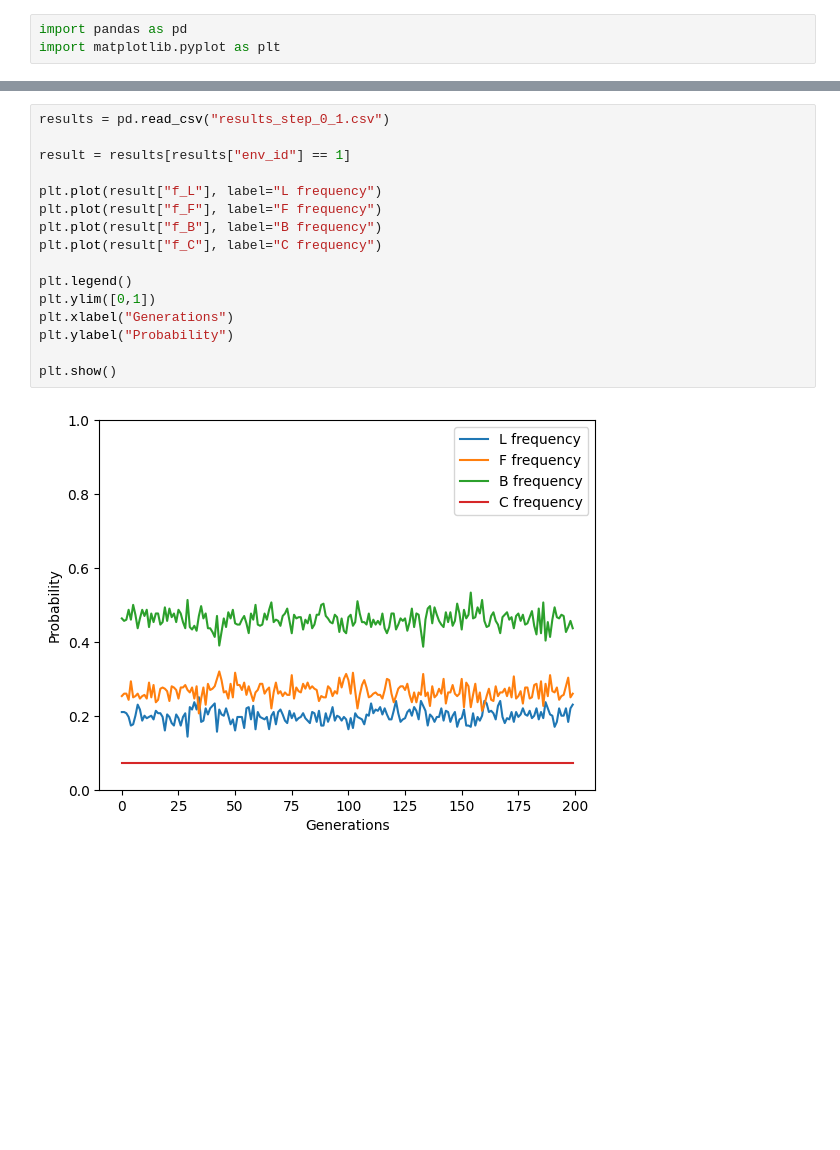
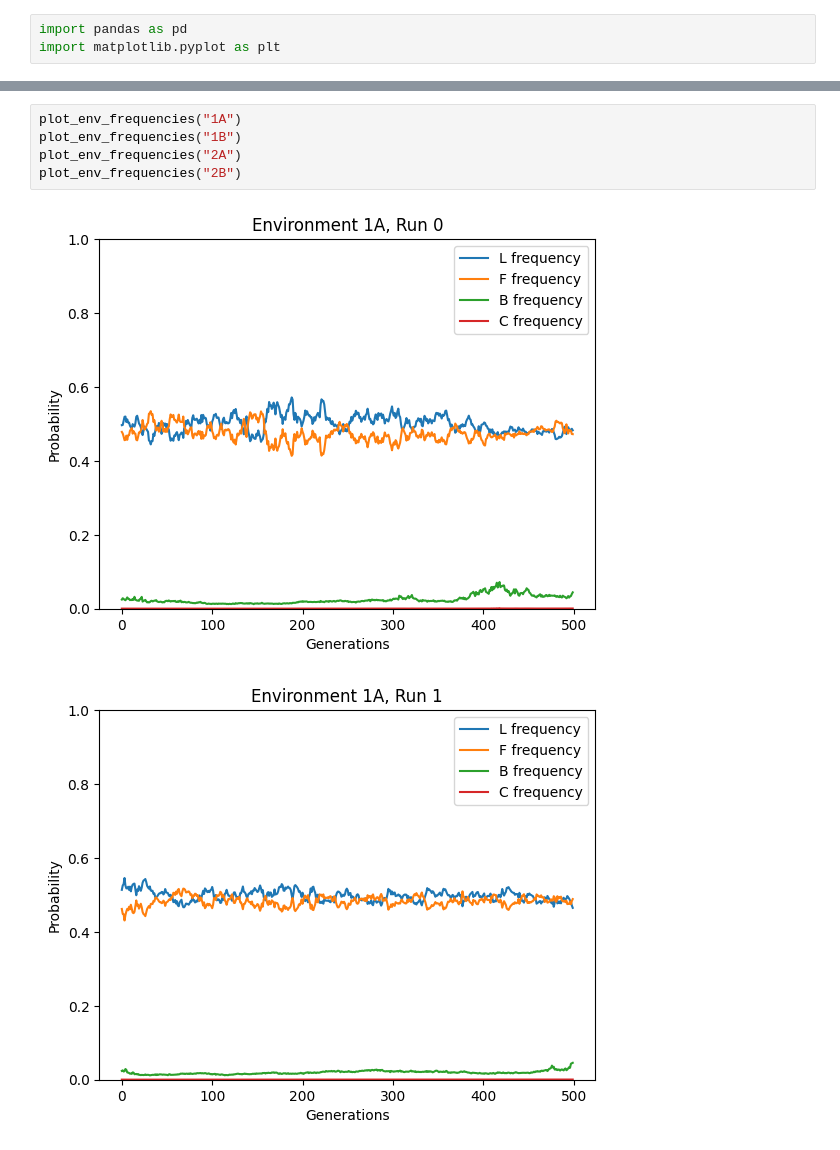
Before and after one commit to Maxuuuuuu/naco-project, a Jupyter notebook: analysis.ipynb, the cells around one changed output, grey strips where cells are left out. Drawn from its saved outputs; the diff is of its cells as text; blank space fills up the shorter version.

```diff
--- a/analysis.ipynb
+++ b/analysis.ipynb
@@ -6,18 +36,8 @@ import matplotlib.pyplot as plt
 # %%
-results = pd.read_csv("results_step_0_1.csv")
-
-result = results[results["env_id"] == 1]
-
-plt.plot(result["f_L"], label="L frequency")
-plt.plot(result["f_F"], label="F frequency")
-plt.plot(result["f_B"], label="B frequency")
-plt.plot(result["f_C"], label="C frequency")
-
-plt.legend()
-plt.ylim([0,1])
-plt.xlabel("Generations")
-plt.ylabel("Probability")
-
-plt.show()
+plot_env_frequencies("1A")
+plot_env_frequencies("1B")
+plot_env_frequencies("2A")
+plot_env_frequencies("2B")
 # %% [output]
-[figure, old version]
+[figure, new version]
+[figure, added]
```
Also changed, not shown: parts of 4 cells of this notebook.
